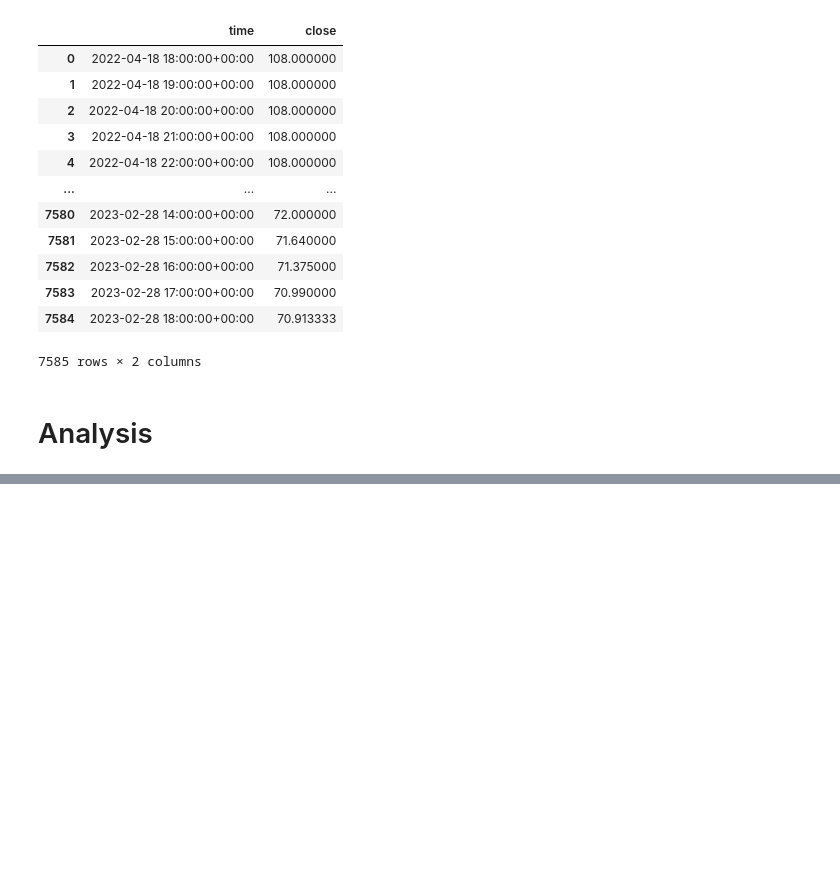
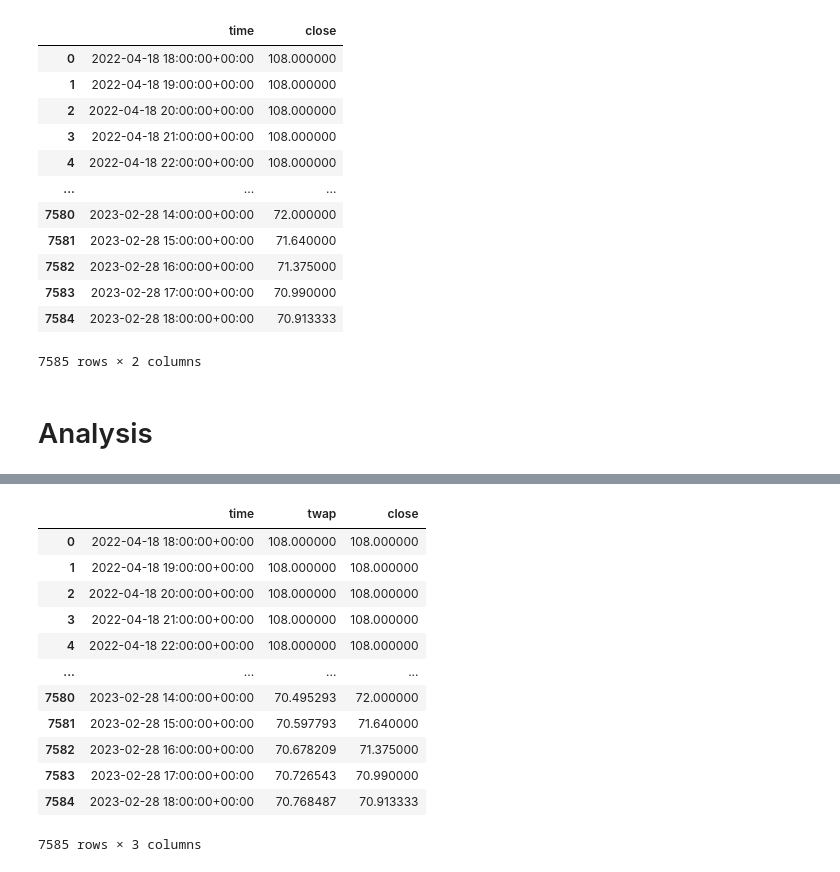
Before and after one commit to overlay-market/overlay-risk, a Jupyter notebook: scripts/BAYC_distributions.ipynb, the cells around one changed output, grey strips where cells are left out. Drawn from its saved outputs; the diff is of its cells as text; code cells hidden in the pictures; blank space fills up the shorter version.

```diff
--- a/scripts/BAYC_distributions.ipynb
+++ b/scripts/BAYC_distributions.ipynb
@@ -84,7 +82,7 @@ def twap(df, time_col, price_col, tf):
 def change_interval(df, time_col, price_col, tf):
     df = df.copy(deep=True)
     df = twap(df, time_col, price_col, tf)
-    df = set_periodicity(df, time_col, price_col, tf)
+    # df = set_periodicity(df, time_col, price_col, tf)
     return df
 # %%
 # Get multiple dfs with different 6, 12, 18, ... hour time intervals
@@ -139,0 +134,5 @@ plt.show() if interact_chart else Image(plt.to_image(format="png"))
+# %%
+# Look at bayc data with 1 day intervals
+tf = int(86400)
+bayc_t = change_interval(bayc, 'time', 'close', tf)
+bayc_t
@@ -139,0 +156,18 @@ plt.show() if interact_chart else Image(plt.to_image(format="png"))
+# %%
+bayc_t.columns = ['time', 'twap']
+bayc_t2 = bayc_t.join(bayc.close)
+bayc_t2
+# %% [output]
+|  | time | twap | close |
+| 0 | 2022-04-18 18:00:00+00:00 | 108.000000 | 108.000000 |
+| 1 | 2022-04-18 19:00:00+00:00 | 108.000000 | 108.000000 |
+| 2 | 2022-04-18 20:00:00+00:00 | 108.000000 | 108.000000 |
+| 3 | 2022-04-18 21:00:00+00:00 | 108.000000 | 108.000000 |
+| 4 | 2022-04-18 22:00:00+00:00 | 108.000000 | 108.000000 |
+| ... | ... | ... | ... |
+| 7580 | 2023-02-28 14:00:00+00:00 | 70.495293 | 72.000000 |
+| 7581 | 2023-02-28 15:00:00+00:00 | 70.597793 | 71.640000 |
+| 7582 | 2023-02-28 16:00:00+00:00 | 70.678209 | 71.375000 |
+| 7583 | 2023-02-28 17:00:00+00:00 | 70.726543 | 70.990000 |
+| 7584 | 2023-02-28 18:00:00+00:00 | 70.768487 | 70.913333 |
+7585 rows × 3 columns
```
Also changed, not shown: parts of 7 cells of this notebook.
